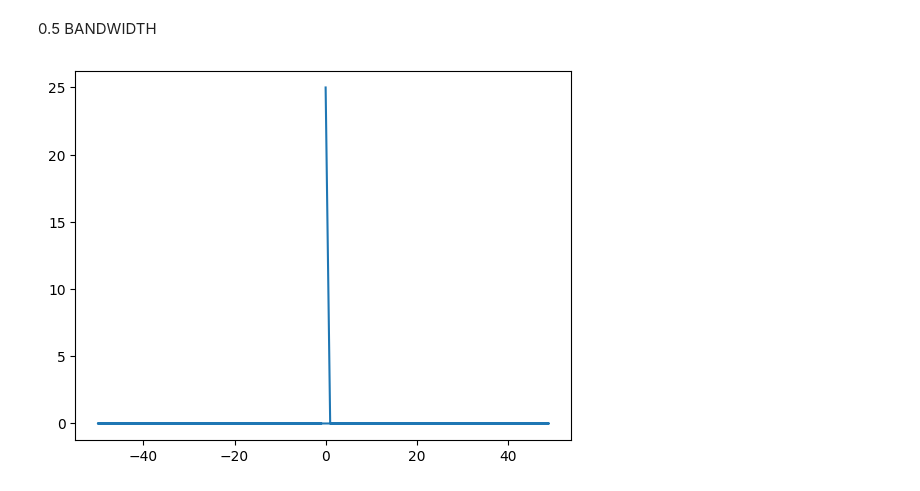
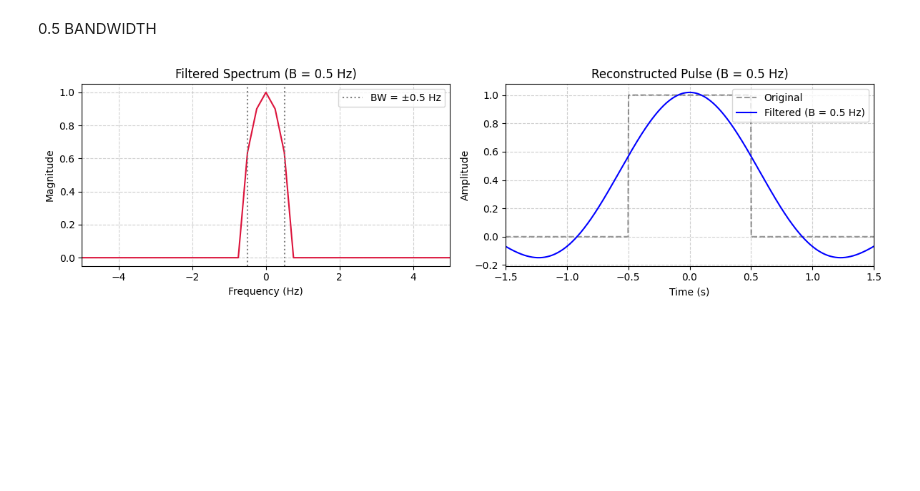
Before and after one commit to Storm00212/SIGNALS-ASSIGNMENT-1, a Jupyter notebook: QUESTION_1.ipynb, the cells around one changed output. Drawn from its saved outputs; the diff is of its cells as text; code cells hidden in the pictures; blank space fills up the shorter version.

```diff
--- a/QUESTION_1.ipynb
+++ b/QUESTION_1.ipynb
@@ -34,10 +49,47 @@ plt.plot(frequencies, np.abs(fourier_rect_pulse))
 # NOW WE APPLY THE BANDWIDTHS
 # %% [markdown]
 0.5 BANDWIDTH
-# %%
-B = np.heaviside(frequencies + 0.5, 0.5) - np.heaviside(frequencies - 0.5, 0.5)
-signal1 = B*fourier_rect_pulse
-plt.plot(frequencies, np.abs(signal1))
-plt.show()
-# %% [output]
-[figure, removed]
+# %%
+#B = np.heaviside(frequencies + 0.5, 1) - np.heaviside(frequencies - 0.5, 1)
+#signal1 = B*fourier_rect_pulse
+#plt.plot(frequencies, np.abs(signal1))
+# plt.show()
+
+B = 0.5
+
+# 1. Low-Pass Filter
+mask = (np.abs(freq_shifted) <= B).astype(float)# you can akso still use heaviside function
+filtered_fourier_shifted = fourier_shifted * mask
+
+# 2. Inverse FFT to get time-domain reconstructed signal
+filtered_fourier = np.fft.ifftshift(filtered_fourier_shifted)
+reconstructed_signal = np.real(np.fft.ifft(filtered_fourier))
+
+# Plot
+fig, axes = plt.subplots(1, 2, figsize=(12, 3.5))
+
+# Frequency Spectrum Plot
+axes[0].plot(freq_shifted, np.abs(filtered_fourier_shifted) / samplings, color='crimson')
+axes[0].axvline(x=-B, color='gray', linestyle=':', label=f'BW = ±{B} Hz')
+axes[0].axvline(x=B, color='gray', linestyle=':')
+axes[0].set_xlabel('Frequency (Hz)')
+axes[0].set_ylabel('Magnitude')
+axes[0].set_title(f'Filtered Spectrum (B = {B} Hz)')
+axes[0].set_xlim(-5, 5)
+axes[0].grid(True, linestyle='--', alpha=0.6)
+axes[0].legend()
+
+# Time Domain Reconstructed Signal
+axes[1].plot(t, rect_pulse_p, 'k--', alpha=0.4, label='Original')
+axes[1].plot(t, reconstructed_signal, color='blue', label=f'Filtered (B = {B} Hz)')
+axes[1].set_xlabel('Time (s)')
+axes[1].set_ylabel('Amplitude')
+axes[1].set_title(f'Reconstructed Pulse (B = {B} Hz)')
+axes[1].set_xlim(-1.5, 1.5)
+axes[1].grid(True, linestyle='--', alpha=0.6)
+axes[1].legend(loc='upper right')
+
+plt.tight_layout()
+plt.show()
+# %% [output]
+[figure, added]
```
Also changed, not shown: parts of 9 cells of this notebook.
